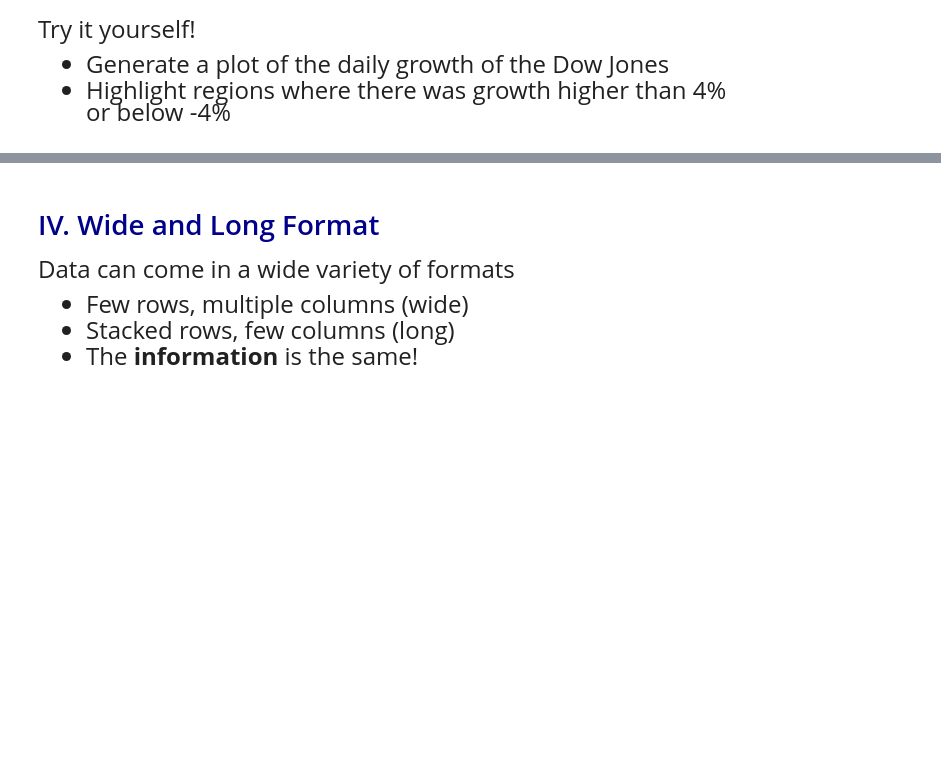
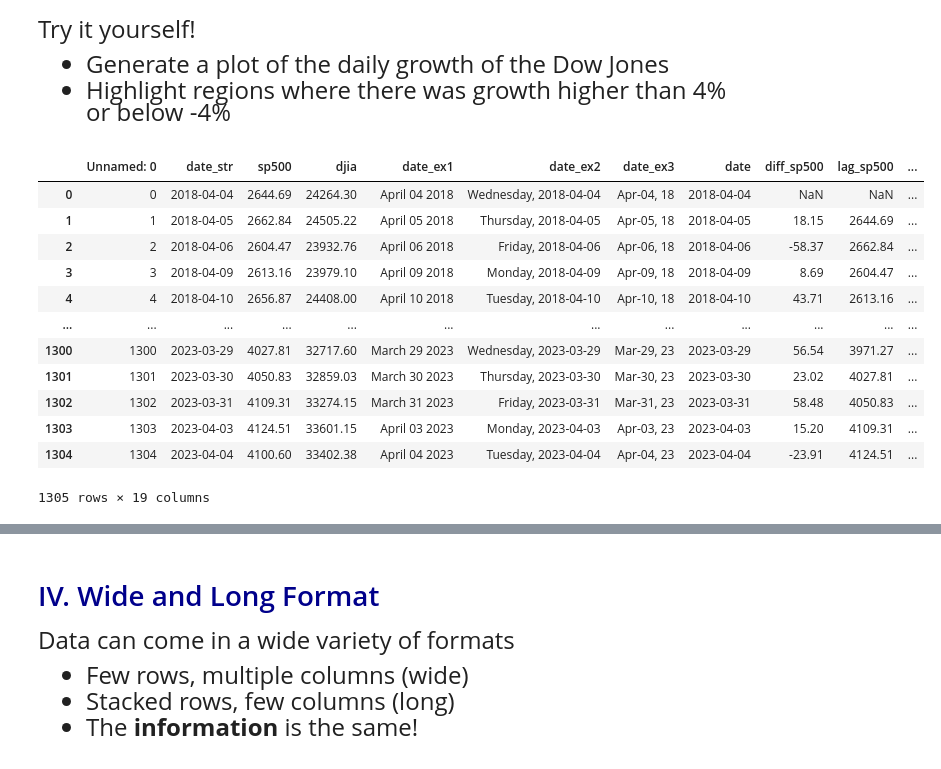
Before and after one commit to alejandrosanchezbecerra/qtm151spring2023, a Jupyter notebook: Lecture 22/Lecture 22.ipynb, the cells around one changed output, grey strips where cells are left out. Drawn from its saved outputs; the diff is of its cells as text; code cells hidden in the pictures; blank space fills up the shorter version.

```diff
--- a/Lecture 22/Lecture 22.ipynb
+++ b/Lecture 22/Lecture 22.ipynb
@@ -223,0 +234,16 @@ or below -4\%
+# %%
+financial
+# %% [output]
+|  | Unnamed: 0 | date_str | sp500 | djia | date_ex1 | date_ex2 | date_ex3 | date | diff_sp500 | lag_sp500 | ... |
+| 0 | 0 | 2018-04-04 | 2644.69 | 24264.30 | April 04 2018 | Wednesday, 2018-04-04 | Apr-04, 18 | 2018-04-04 | NaN | NaN | ... |
+| 1 | 1 | 2018-04-05 | 2662.84 | 24505.22 | April 05 2018 | Thursday, 2018-04-05 | Apr-05, 18 | 2018-04-05 | 18.15 | 2644.69 | ... |
+| 2 | 2 | 2018-04-06 | 2604.47 | 23932.76 | April 06 2018 | Friday, 2018-04-06 | Apr-06, 18 | 2018-04-06 | -58.37 | 2662.84 | ... |
+| 3 | 3 | 2018-04-09 | 2613.16 | 23979.10 | April 09 2018 | Monday, 2018-04-09 | Apr-09, 18 | 2018-04-09 | 8.69 | 2604.47 | ... |
+| 4 | 4 | 2018-04-10 | 2656.87 | 24408.00 | April 10 2018 | Tuesday, 2018-04-10 | Apr-10, 18 | 2018-04-10 | 43.71 | 2613.16 | ... |
+| ... | ... | ... | ... | ... | ... | ... | ... | ... | ... | ... | ... |
+| 1300 | 1300 | 2023-03-29 | 4027.81 | 32717.60 | March 29 2023 | Wednesday, 2023-03-29 | Mar-29, 23 | 2023-03-29 | 56.54 | 3971.27 | ... |
+| 1301 | 1301 | 2023-03-30 | 4050.83 | 32859.03 | March 30 2023 | Thursday, 2023-03-30 | Mar-30, 23 | 2023-03-30 | 23.02 | 4027.81 | ... |
+| 1302 | 1302 | 2023-03-31 | 4109.31 | 33274.15 | March 31 2023 | Friday, 2023-03-31 | Mar-31, 23 | 2023-03-31 | 58.48 | 4050.83 | ... |
+| 1303 | 1303 | 2023-04-03 | 4124.51 | 33601.15 | April 03 2023 | Monday, 2023-04-03 | Apr-03, 23 | 2023-04-03 | 15.20 | 4109.31 | ... |
+| 1304 | 1304 | 2023-04-04 | 4100.60 | 33402.38 | April 04 2023 | Tuesday, 2023-04-04 | Apr-04, 23 | 2023-04-04 | -23.91 | 4124.51 | ... |
+1305 rows × 19 columns
```
Also changed, not shown: parts of 10 cells of this notebook, 3 other files.
